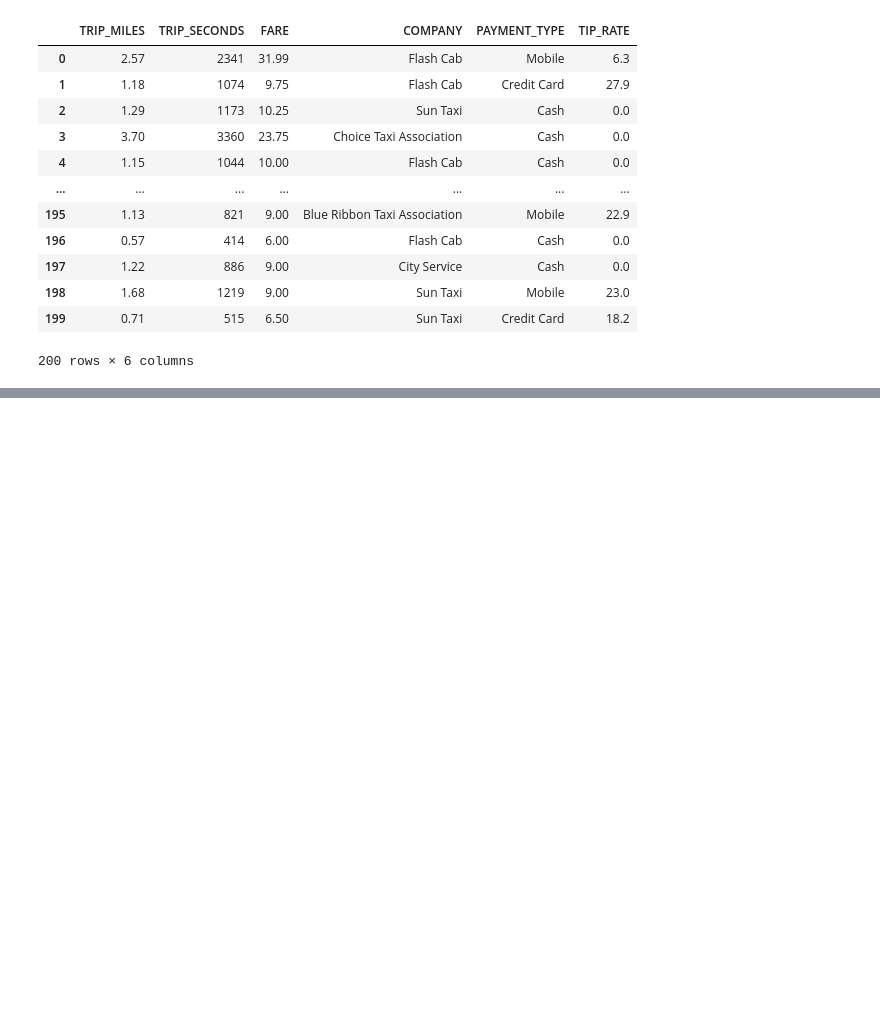
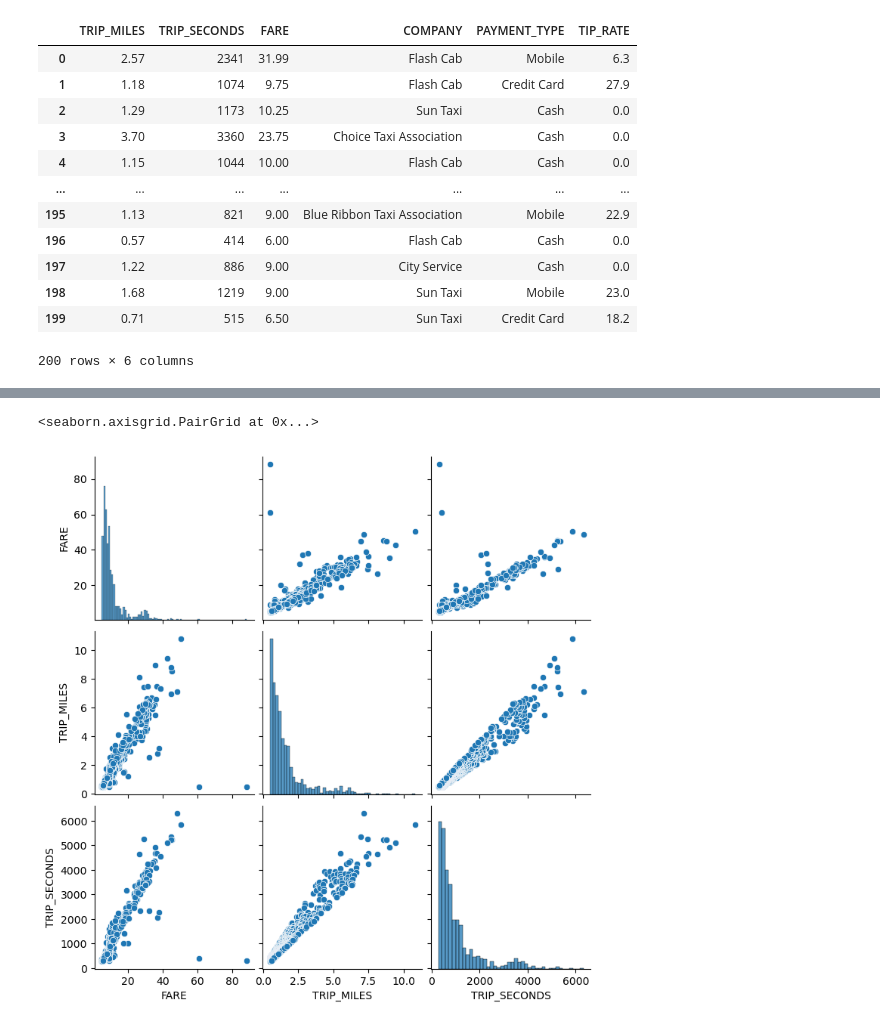
Before and after one commit to larkintuckerllc/linear-regression, a Jupyter notebook: data.ipynb, the cells around one changed output, grey strips where cells are left out. Cells and saved outputs as stored; diff of their text form; code cells hidden in the pictures; blank space fills up the shorter version.

```diff
--- a/data.ipynb
+++ b/data.ipynb
@@ -38,0 +65,9 @@ Total number of rows: 1000
+# %%
+sns.pairplot(
+    training_df,
+    x_vars=["FARE", "TRIP_MILES", "TRIP_SECONDS"],
+    y_vars=["FARE", "TRIP_MILES", "TRIP_SECONDS"]
+)
+# %% [output]
+<seaborn.axisgrid.PairGrid at 0x...>
+[figure, added]
```
Also changed, not shown: parts of 3 cells of this notebook, 2 other files.
